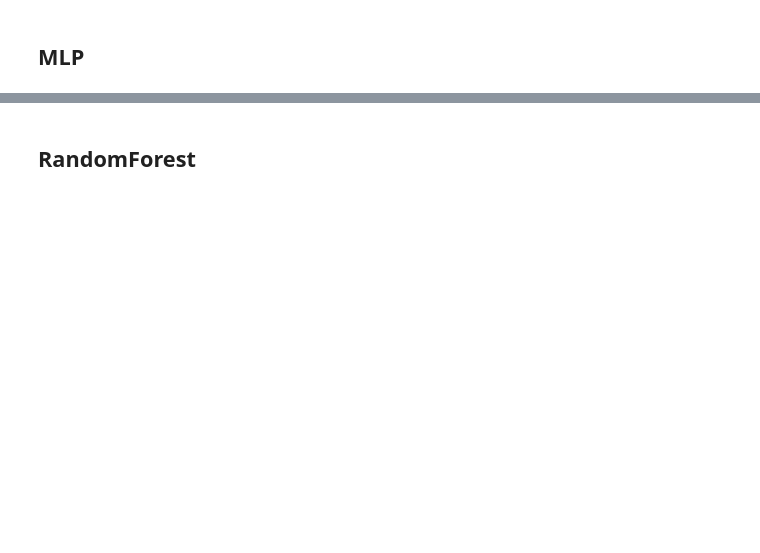
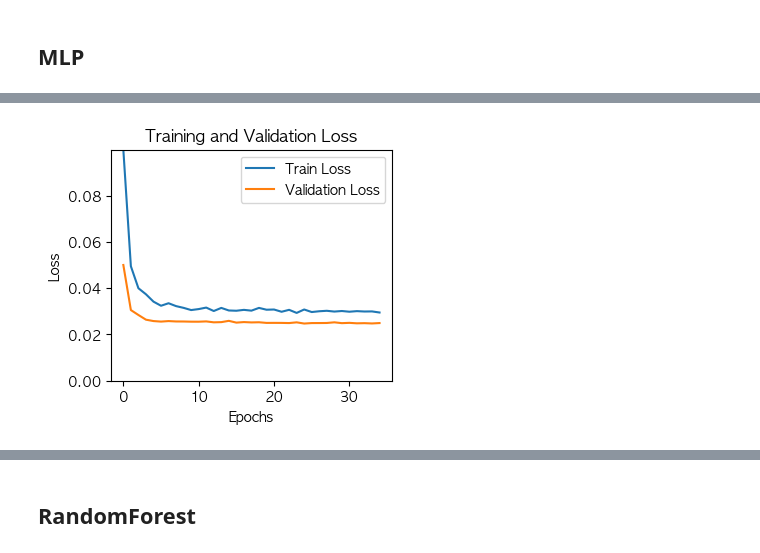
Before and after one commit to dessertgomjelly/Trend-Driven-Color-Matching-Project, a Jupyter notebook: 3.색상조합학습.ipynb, the cells around one changed output, grey strips where cells are left out. Cells and saved outputs as stored; diff of their text form; code cells hidden in the pictures; blank space fills up the shorter version.

```diff
--- a/3.색상조합학습.ipynb
+++ b/3.색상조합학습.ipynb
@@ -234,28 +196,32 @@ plt.show()
 # %% [markdown]
 ## MLP
 # %%
-from keras.models import Sequential
-from keras.layers import Dense, Dropout
-from keras.optimizers import Adam
+import numpy as np
+from sklearn.model_selection import train_test_split
+from tensorflow.keras.models import Sequential
+from tensorflow.keras.layers import Dense, Dropout
+from tensorflow.keras.optimizers.legacy import Adam
+from sklearn.metrics import mean_squared_error
+from tensorflow.keras.callbacks import EarlyStopping
 
-# 모델 선택 및 훈련 (MLP with Dropout)
+# 모델 선택 및 훈련 (MLP with Dropout and legacy Adam optimizer)
 model = Sequential()
-model.add(Dense(units=128, activation='relu', input_dim=3))
-model.add(Dropout(0.5))  # 50%의 드롭아웃 비율
-model.add(Dense(units=128, activation='relu'))
-model.add(Dropout(0.5))
-model.add(Dense(units=64, activation='relu'))
-model.add(Dropout(0.5))
-model.add(Dense(units=64, activation='relu'))
-model.add(Dropout(0.5))
+model.add(Dense(units=64, activation='relu', input_dim=3))
+model.add(Dropout(0.1))
+
+model.add(Dense(units=32, activation='relu'))
+model.add(Dropout(0.1))
+
 model.add(Dense(units=3))
 
 optimizer = Adam(learning_rate=0.001)
 model.compile(optimizer=optimizer, loss='mean_squared_error')
 
+# Early Stopping 설정
+early_stopping = EarlyStopping(monitor='val_loss', patience=10, restore_best_weights=True)
+
 # 모델 훈련
-history = model.fit(X_train, y_train, epochs=100, batch_size=32, validation_data=(X_test, y_test), verbose=0)
-
+history = model.fit(X_train, y_train, epochs=500, batch_size=32, validation_data=(X_test, y_test), callbacks=[early_stopping], verbose=0)
 
 # 모델 평가
 y_pred = model.predict(X_test)
@@ -264,14 +233,24 @@ print(f'Mean Squared Error: {mse}')
 # %%
+import matplotlib.pyplot as plt
+
+# Your previous code here
+
+# 그래프 그리기
 plt.figure(figsize=(8, 3))
 
 # Training and Validation Loss
 plt.subplot(1, 2, 1)
 plt.plot(history.history['loss'], label='Train Loss')
 plt.plot(history.history['val_loss'], label='Validation Loss')
 plt.title('Training and Validation Loss')
 plt.xlabel('Epochs')
 plt.ylabel('Loss')
 plt.legend()
 
+# y 축 범위 조절
+plt.ylim(0, max(max(history.history['loss']), max(history.history['val_loss'])))
+
 plt.show()
+# %% [output]
+[figure, added]
 # %%
```
Also changed, not shown: parts of 22 cells of this notebook, 4 other files.
